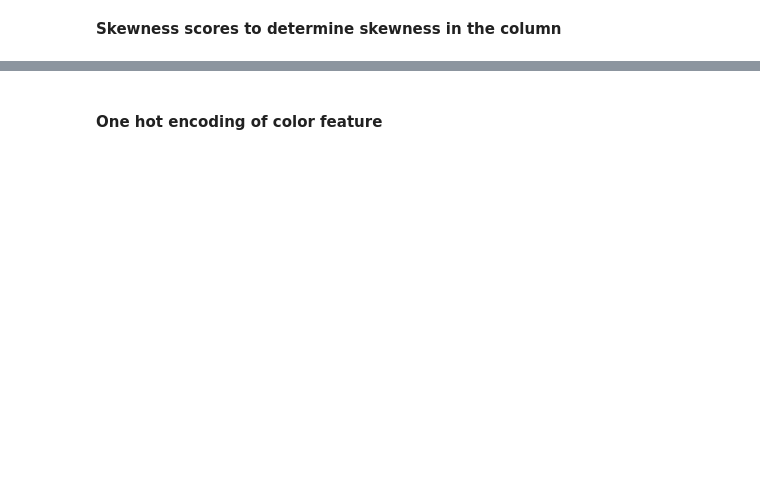
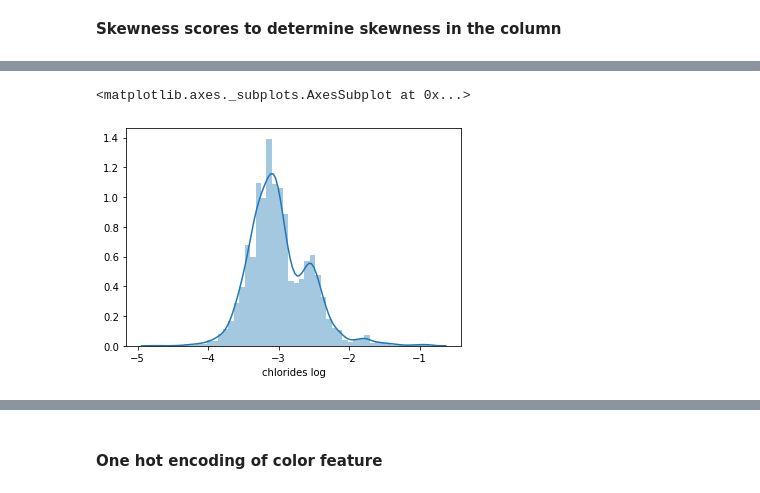
Before and after one commit to nipun1992/Predicting-Wine-Color, a Jupyter notebook: Wine quality Prediction.ipynb, the cells around one changed output, grey strips where cells are left out. Cells and saved outputs as stored; diff of their text form; code cells hidden in the pictures; blank space fills up the shorter version.

```diff
--- a/Wine quality Prediction.ipynb
+++ b/Wine quality Prediction.ipynb
@@ -257 +743,7 @@ sns.distplot(df['free sulfur dioxide sqrt'].dropna())
+# %%
+df['chlorides log'] = np.log(df['chlorides'])
+sns.distplot(df['chlorides log'].dropna())
+# %% [output]
+<matplotlib.axes._subplots.AxesSubplot at 0x...>
+[figure, added]
 # %%
```
Also changed, not shown: parts of 326 cells of this notebook.
